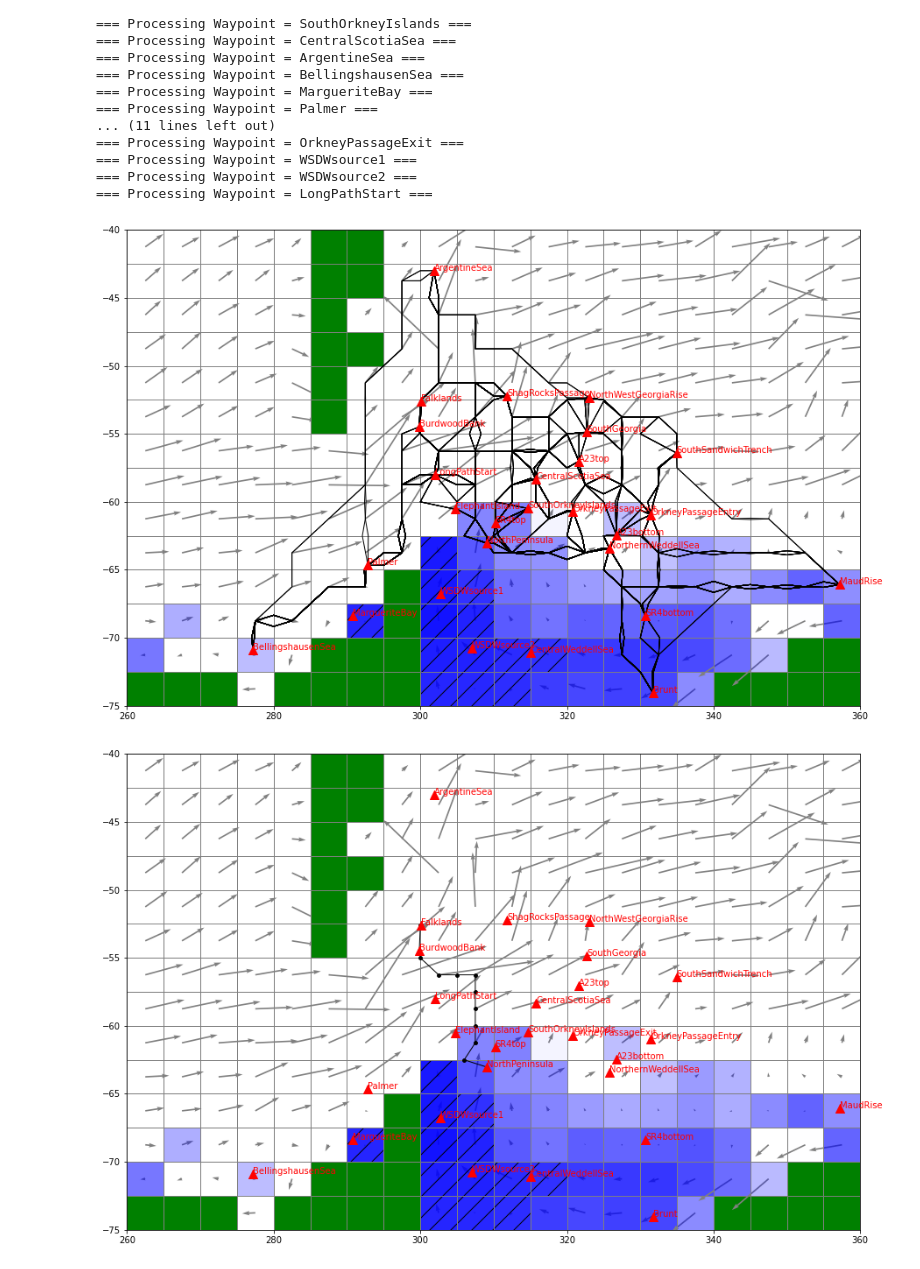
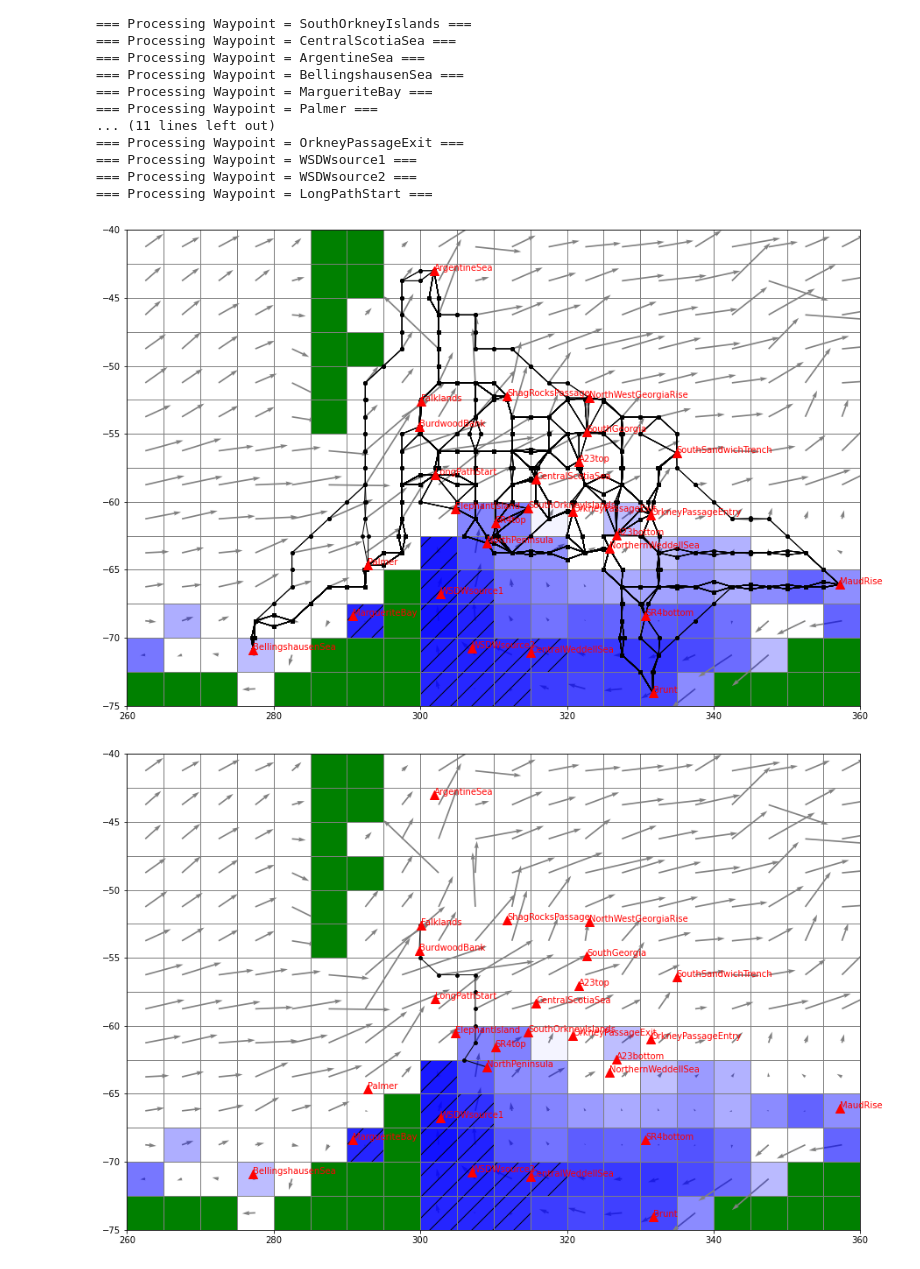
Before and after one commit to antarctica/PolarRoute, a Jupyter notebook: Example_AllWaypointsRegion.ipynb, the cells around one changed output. Saved outputs shown, nothing was run; the diff lists cells and outputs as text; code cells hidden in the pictures.

Commit message:
Path Smothing - Preparing of inclusion of edge cases into path smoothing function.

```diff
--- a/Example_AllWaypointsRegion.ipynb
+++ b/Example_AllWaypointsRegion.ipynb
@@ -118,9 +118,9 @@ TT.Dijkstra(verbrose=True)
 === Processing Waypoint = WSDWsource2 ===
 === Processing Waypoint = LongPathStart ===
 # %%
-OptimisedPaths(mesh,TT,TT.Paths,routepoints=False)
+OptimisedPaths(mesh,TT,TT.Paths,routepoints=True)
 # %% [output]
-[figure, old version]
+[figure, new version]
 # %%
 OptimisedPaths(mesh,TT,[TT.Paths[2]],routepoints=True)
 # %% [output]
```
Also changed, not shown: 2 other files.
